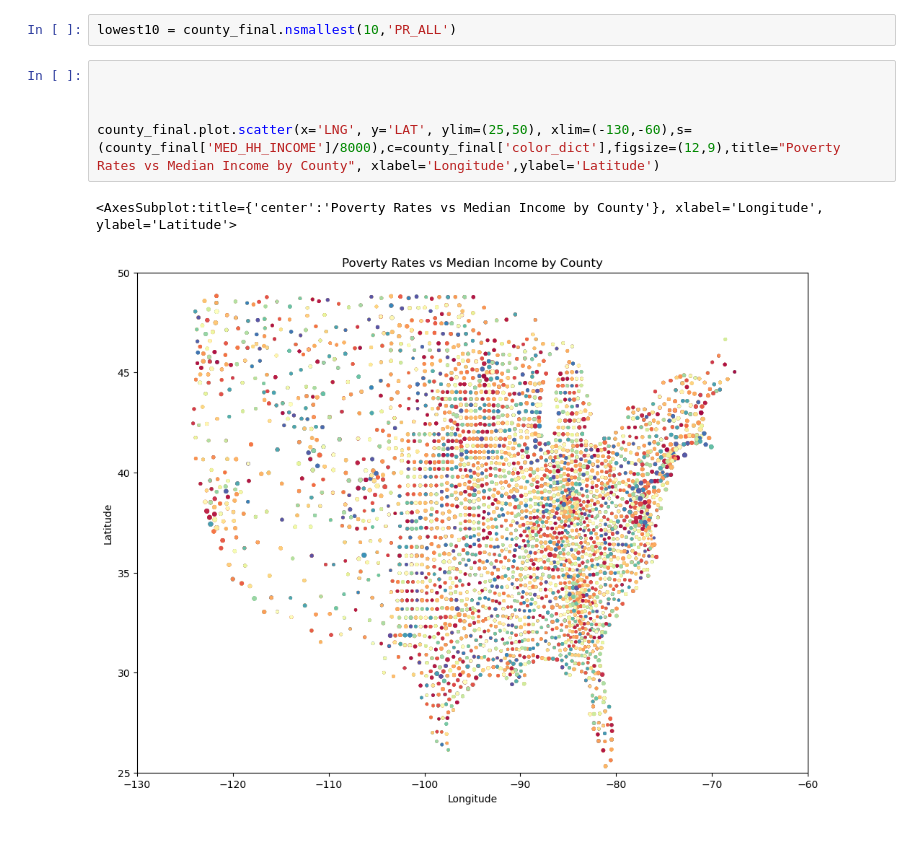
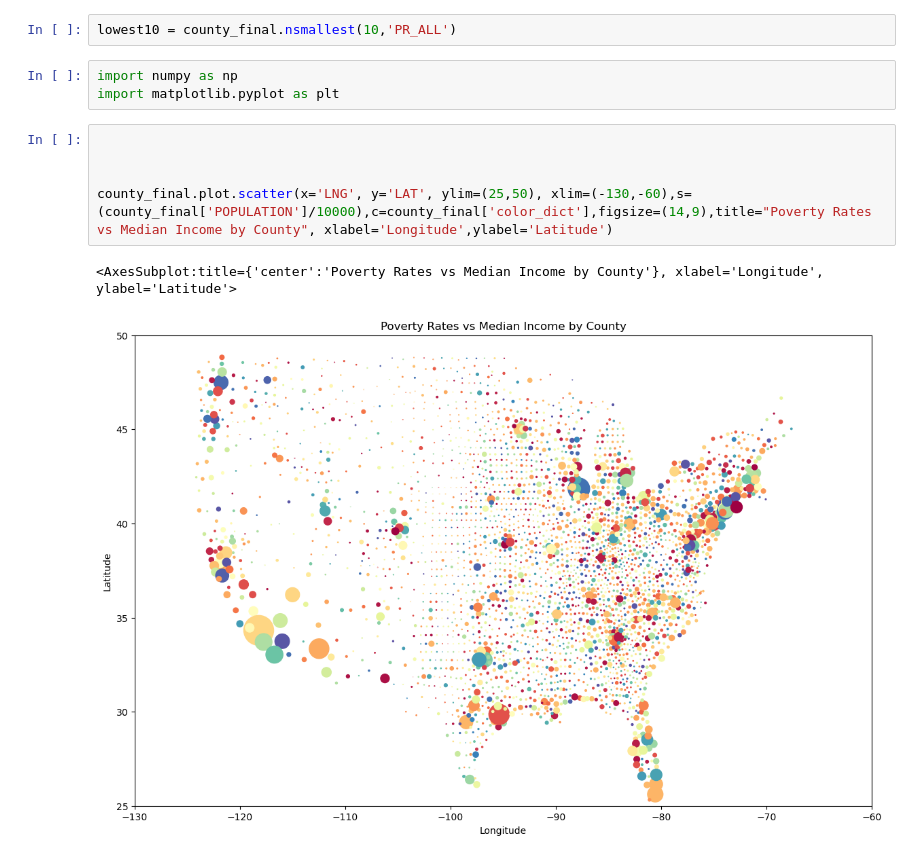
Before and after one commit to sammoe60/data-vikings, a Jupyter notebook: kendra/kendra.ipynb, the cells around one changed output. Saved outputs shown, nothing was run; the diff lists cells and outputs as text.

```diff
--- a/kendra/kendra.ipynb
+++ b/kendra/kendra.ipynb
@@ -292,13 +292,16 @@ color_dict.name = 'color_dict'
 county_final = pd.merge(county_final, color_dict, how='left', left_on='PR_ALL', right_index=True)
 # %%
 lowest10 = county_final.nsmallest(10,'PR_ALL')
+# %%
+import numpy as np
+import matplotlib.pyplot as plt
 # %%
 
 
 
-county_final.plot.scatter(x='LNG', y='LAT', ylim=(25,50), xlim=(-130,-60),s=(county_final['MED_HH_INCOME']/8000),c=county_final['color_dict'],figsize=(12,9),title="Poverty Rates vs Median Income by County", xlabel='Longitude',ylabel='Latitude')
+county_final.plot.scatter(x='LNG', y='LAT', ylim=(25,50), xlim=(-130,-60),s=(county_final['POPULATION']/10000),c=county_final['color_dict'],figsize=(14,9),title="Poverty Rates vs Median Income by County", xlabel='Longitude',ylabel='Latitude')
 # %% [output]
 <AxesSubplot:title={'center':'Poverty Rates vs Median Income by County'}, xlabel='Longitude', ylabel='Latitude'>
-[figure, old version]
+[figure, new version]
 # %%
 county_final.to_csv('../output/county_poverty.csv')
```
Also changed, not shown: parts of 2 cells of this notebook, 1 other file.
